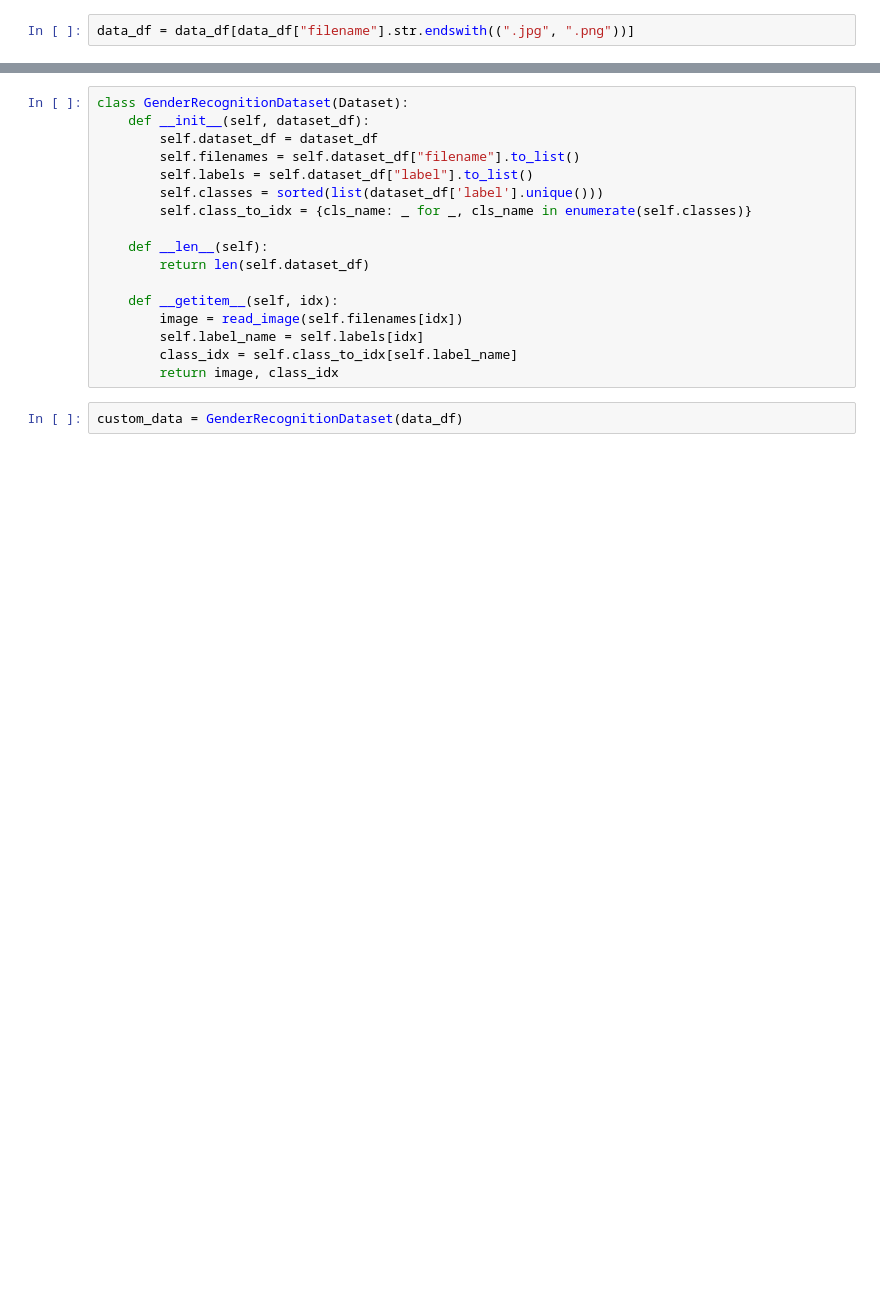
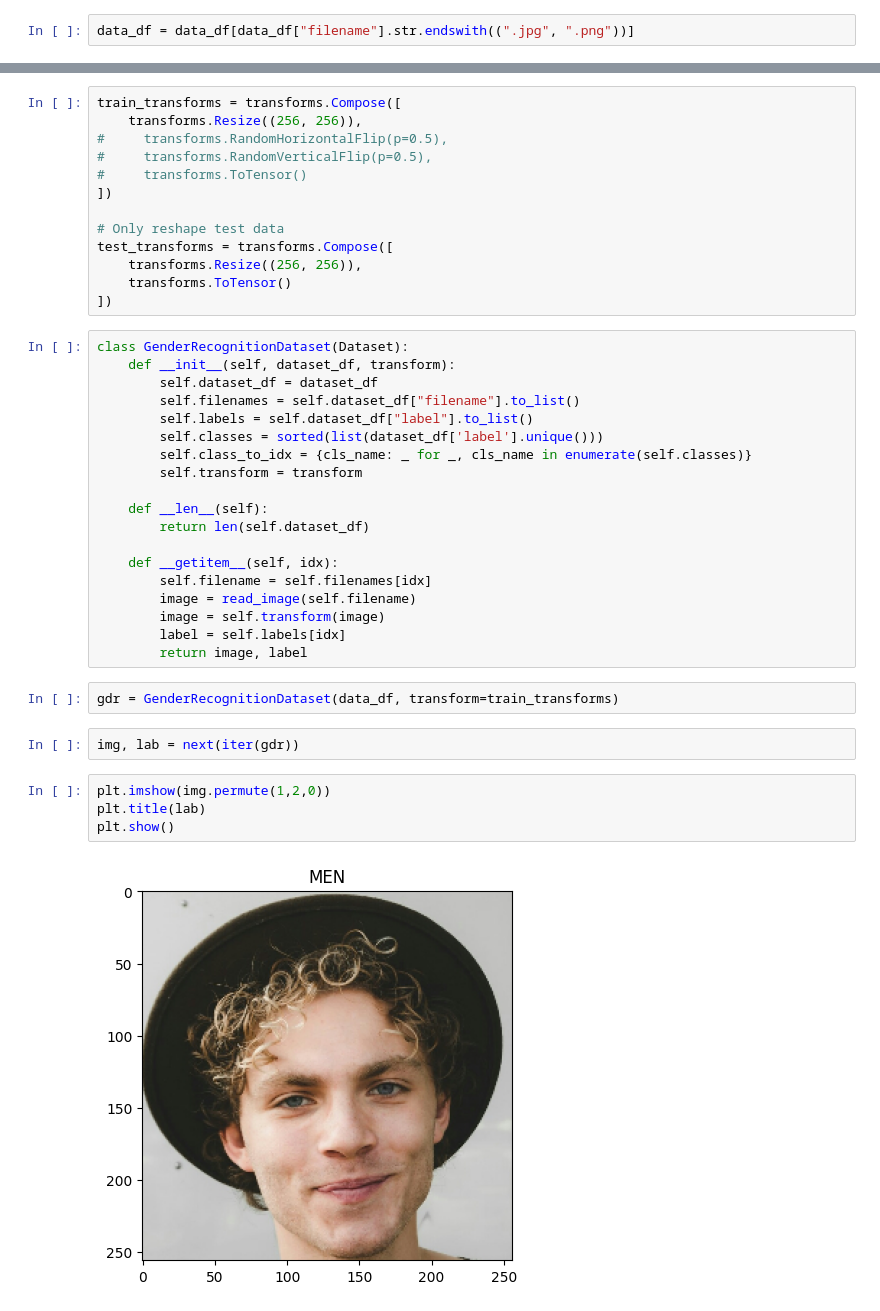
Before and after one commit to akki6843/Kaggle_notebooks, a Jupyter notebook: Gender_Recognition_pytorch.ipynb, the cells around one changed output, grey strips where cells are left out. Drawn from its saved outputs; the diff is of its cells as text; blank space fills up the shorter version.

```diff
--- a/Gender_Recognition_pytorch.ipynb
+++ b/Gender_Recognition_pytorch.ipynb
@@ -118,20 +141,43 @@ data_df = data_df[data_df["filename"].str.endswith((".jpg", ".png"))]
+# %%
+train_transforms = transforms.Compose([
+    transforms.Resize((256, 256)),
+#     transforms.RandomHorizontalFlip(p=0.5),
+#     transforms.RandomVerticalFlip(p=0.5),
+#     transforms.ToTensor()
+])
+
+# Only reshape test data
+test_transforms = transforms.Compose([
+    transforms.Resize((256, 256)),
+    transforms.ToTensor()
+])
 # %%
 class GenderRecognitionDataset(Dataset):
-    def __init__(self, dataset_df):
+    def __init__(self, dataset_df, transform):
         self.dataset_df = dataset_df
         self.filenames = self.dataset_df["filename"].to_list()
         self.labels = self.dataset_df["label"].to_list()
         self.classes = sorted(list(dataset_df['label'].unique()))
         self.class_to_idx = {cls_name: _ for _, cls_name in enumerate(self.classes)}
+        self.transform = transform
 
     def __len__(self):
         return len(self.dataset_df)
 
     def __getitem__(self, idx):
-        image = read_image(self.filenames[idx])
-        self.label_name = self.labels[idx]
-        class_idx = self.class_to_idx[self.label_name]
-        return image, class_idx
+        self.filename = self.filenames[idx]
+        image = read_image(self.filename)
+        image = self.transform(image)
+        label = self.labels[idx]
+        return image, label
 # %%
-custom_data = GenderRecognitionDataset(data_df)
+gdr = GenderRecognitionDataset(data_df, transform=train_transforms)
+# %%
+img, lab = next(iter(gdr))
+# %%
+plt.imshow(img.permute(1,2,0))
+plt.title(lab)
+plt.show()
+# %% [output]
+[figure, added]
 # %%
```
Also changed, not shown: parts of 15 cells of this notebook.
